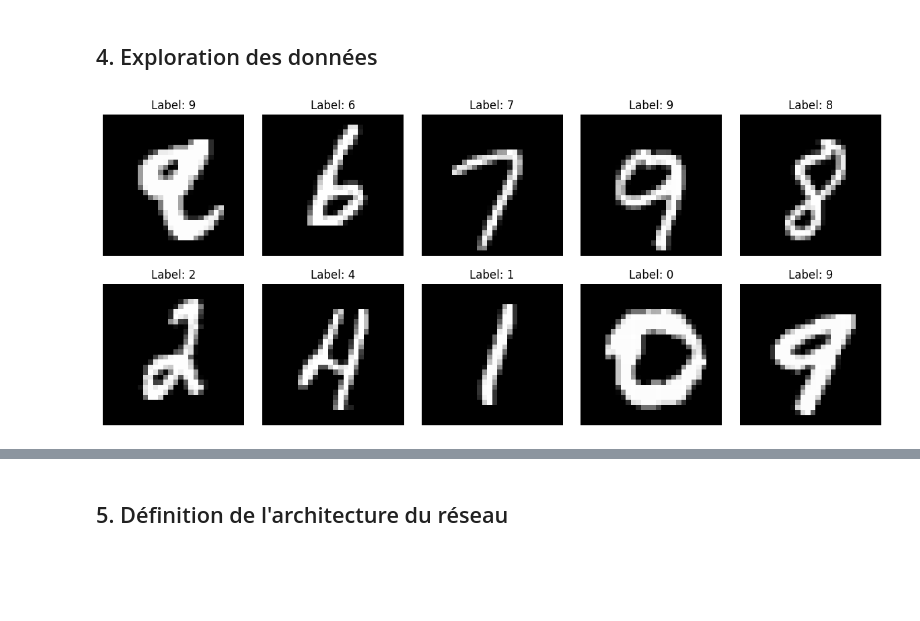
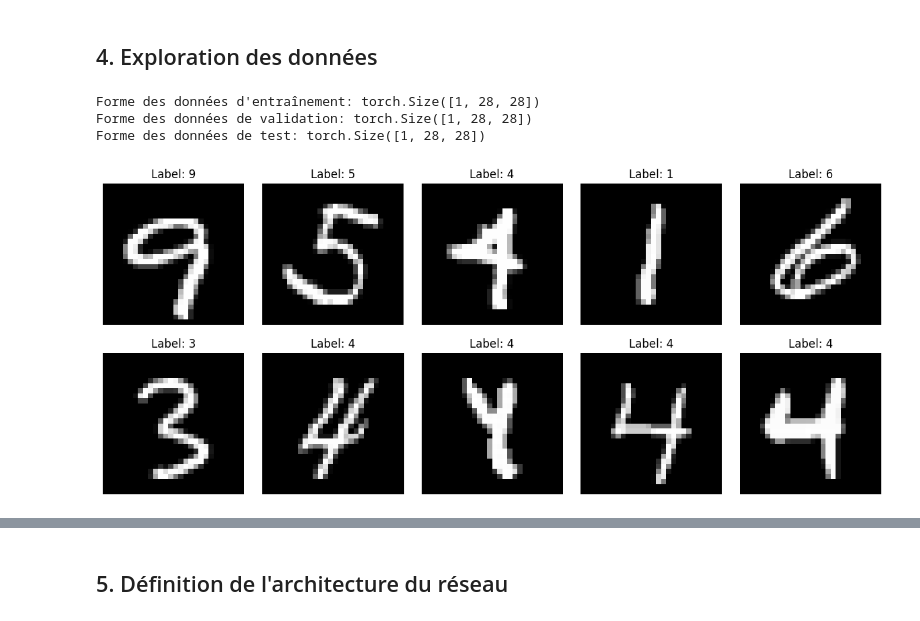
Before and after one commit to MatteoEleouet/DeepLearningEnFrancais, a Jupyter notebook: Code/07_projet_mlp/mnist.ipynb, the cells around one changed output, grey strips where cells are left out. Drawn from its saved outputs; the diff is of its cells as text; code cells hidden in the pictures; blank space fills up the shorter version.

Commit message:
Meilleures explorations des données

```diff
--- a/Code/07_projet_mlp/mnist.ipynb
+++ b/Code/07_projet_mlp/mnist.ipynb
@@ -71,26 +74,34 @@ val_loader = DataLoader(dataset=val_dataset, batch_size=batch_size, shuffle=True
 test_loader = DataLoader(dataset=test_dataset, batch_size=batch_size, shuffle=False)
 # %% [markdown]
 ## 4. Exploration des données
+# %%
+print("Forme des données d'entraînement:", train_dataset[0][0].shape)
+print("Forme des données de validation:", val_dataset[0][0].shape)
+print("Forme des données de test:", test_dataset[0][0].shape)
+# %% [output]
+Forme des données d'entraînement: torch.Size([1, 28, 28])
+Forme des données de validation: torch.Size([1, 28, 28])
+Forme des données de test: torch.Size([1, 28, 28])
 # %%
 dataiter = iter(train_loader)
 images, labels = next(dataiter)
 
-# Sélectionner 10 indices aléatoires depuis le batch
+batch_size = len(images)
+
 random_indices = random.sample(range(batch_size), 10)
 
-plt.figure(figsize=(15, 6))  # Définir la taille du plot global
+plt.figure(figsize=(15, 6)) # largeur, hauteur
 
-# Boucle à travers les indices aléatoires et affiche l'image et l'étiquette correspondante
 for i, idx in enumerate(random_indices):
-    image = images[idx].squeeze(0).numpy()  # Retirer la dimension de couleur et convertir en NumPy
-    label = labels[idx].item()  # Récupérer l'étiquette comme un entier Python standard
+    image = images[idx].squeeze(0).numpy()
+    label = labels[idx].item()
 
-    plt.subplot(2, 5, i + 1)  # 2 lignes et 5 colonnes
-    plt.imshow(image, cmap='gray')  # Afficher l'image en niveaux de gris
-    plt.title(f"Label: {label}")  # Afficher l'étiquette comme titre
-    plt.axis('off')  # Désactiver les axes pour une meilleure visibilité
+    plt.subplot(2, 5, i + 1)
+    plt.imshow(image, cmap='gray')
+    plt.title(f"Label: {label}")
+    plt.axis('off')
 
 plt.subplots_adjust(wspace=0.1)
 plt.show()
 # %% [output]
-[figure, old version]
+[figure, new version]
```
Also changed, not shown: parts of 12 cells of this notebook.
